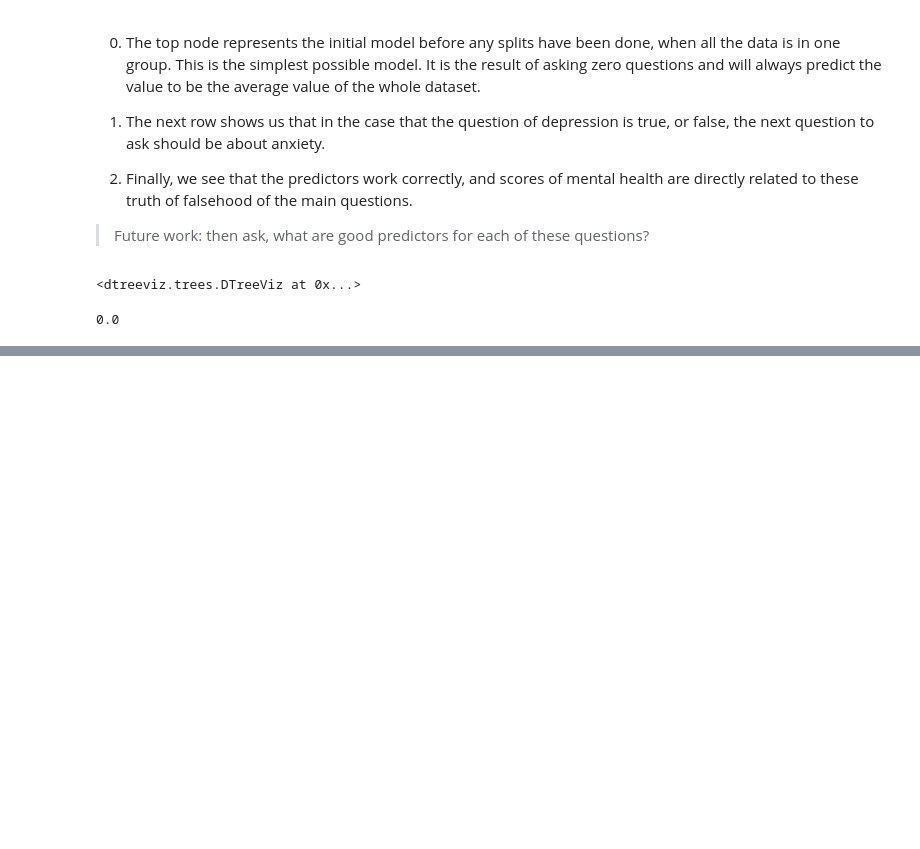
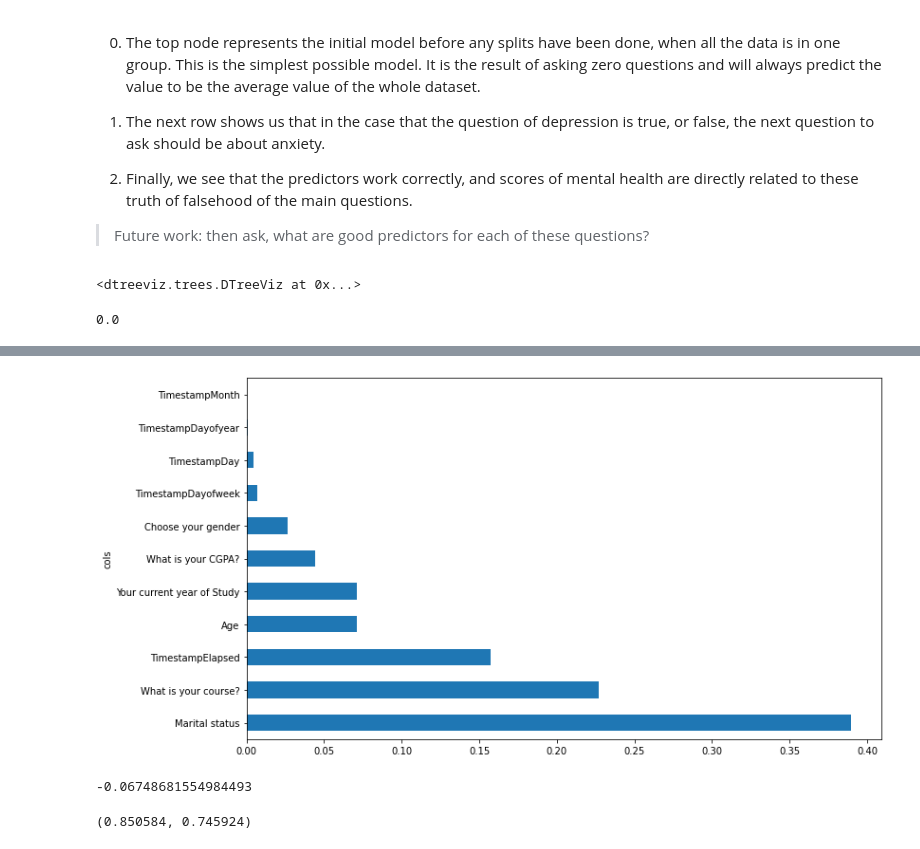
Before and after one commit to alienflip/fast.ai-Course, a Jupyter notebook: mental_health_predictor.ipynb, the cells around one changed output, grey strips where cells are left out. Cells and saved outputs as stored; diff of their text form; code cells hidden in the pictures; blank space fills up the shorter version.

```diff
--- a/mental_health_predictor.ipynb
+++ b/mental_health_predictor.ipynb
@@ -276,0 +347,12 @@ r_mse(m.oob_prediction_, y)
+# %%
+# remove low importance features
+to_keep = fi[fi.imp>0.005].cols
+# %%
+xs_imp = xs[to_keep]
+valid_xs_imp = valid_xs[to_keep]
+# %%
+m = rf(xs_imp, y)
+# %%
+plot_fi(rf_feat_importance(m, xs_imp));
+# %% [output]
+[figure, added]
@@ -276,0 +367,5 @@ r_mse(m.oob_prediction_, y)
+# %%
+to_drop = ['TimestampDayofweek', 'TimestampMonth', 'TimestampElapsed']
+get_oob(xs_imp.drop(to_drop, axis=1))
+# %% [output]
+-0.06748681554984493
@@ -276,0 +381,5 @@ r_mse(m.oob_prediction_, y)
+# %%
+m = rf(xs_final, y)
+m_rmse(m, xs_final, y), m_rmse(m, valid_xs_final, valid_y)
+# %% [output]
+(0.850584, 0.745924)
```
Also changed, not shown: parts of 45 cells of this notebook.
